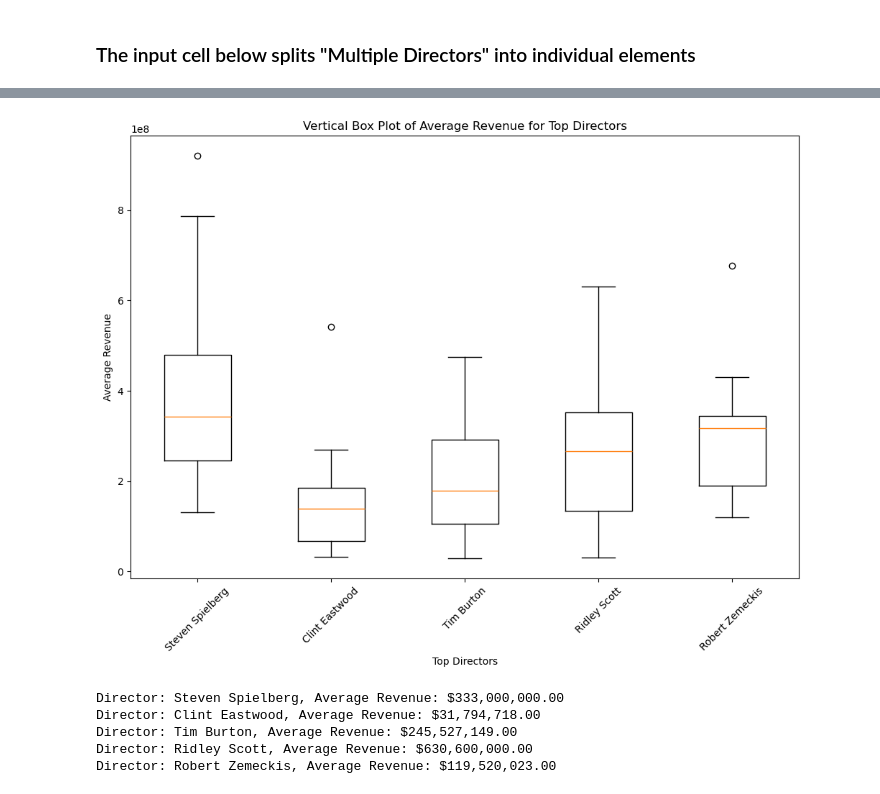
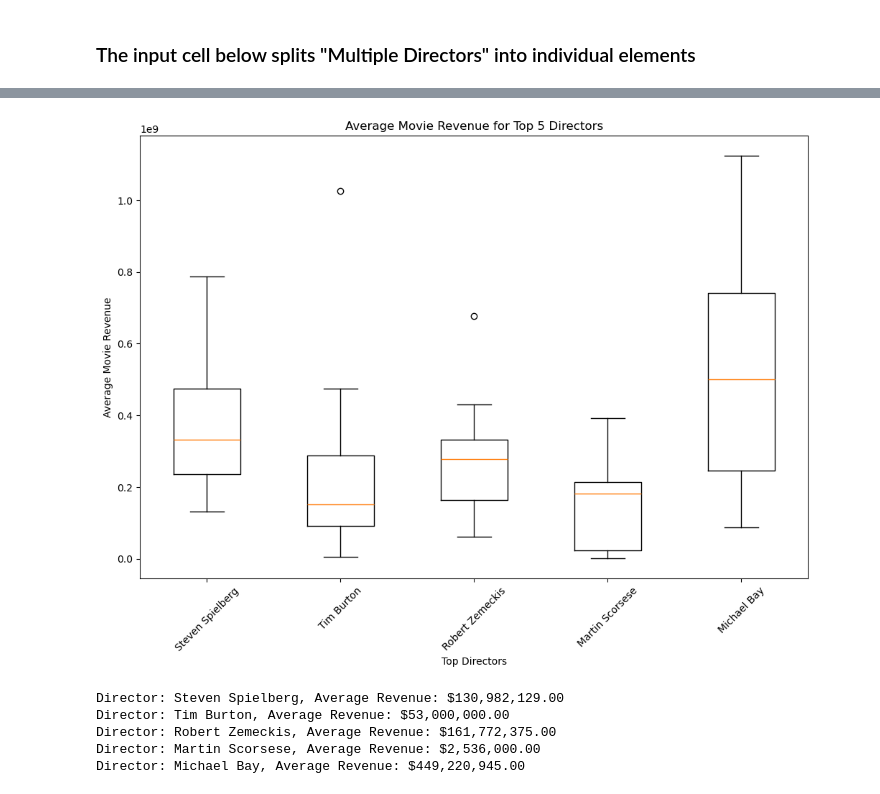
Before and after one commit to jvwastaken/Blockbuster-Breakdown, a Jupyter notebook: JV_Analysis/director_datatset.ipynb, the cells around one changed output, grey strips where cells are left out. Saved outputs shown, nothing was run; the diff lists cells and outputs as text; code cells hidden in the pictures.

```diff
--- a/JV_Analysis/director_datatset.ipynb
+++ b/JV_Analysis/director_datatset.ipynb
@@ -7,8 +10,8 @@ import numpy as np
 # %%
-movie_file = Path("../jeff_analysis/final_df.csv")
+movie_file = Path("../Data/final_1688.csv")
 
 movie_df = pd.read_csv(movie_file)
 
-movie_df['Director'] = movie_df['Director'].str.replace('Directors:', '')
+movie_df['Director_O'] = movie_df['Director_O'].str.replace('Directors:', '')
 movie_df.head()
 # %% [output]
@@ -21,4 +24,9 @@ movie_df.head()
 # %%
+movie_df.rename(columns={'Director_O': 'Director',
+                   'Actors_O': 'Actors',
+                   'Metascore_O': 'Metascore',
+                   "Rotten_Tomato_O": "Rotten_Tomatoes"}, inplace=True)
+
 #Filtering (Cleaning) movie_df
 
 df_unique = movie_df.drop_duplicates(subset='title', keep='first')
@@ -27,6 +35,6 @@ filter_criteria = (
     (df_unique['revenue'].notna()) &
     (df_unique['Metascore'] != 'Rating not found') &
     (df_unique['revenue'] != 'Box Office not found')
-    # (df_unique['Total_Gross'] != 'Gross Unknown')
 )
-clean_movie_df = df_unique[filter_criteria]
+clean_director_df = df_unique[filter_criteria]
+clean_director_df.info()
@@ -34,10 +60,10 @@ clean_movie_df = df_unique[filter_criteria]
 ### The input cell below groups the data by "Single Director" and "Multiple Directors"
 # %%
 # Create a new column "Director_Type" based on the number of directors
-clean_movie_df['Director_Type'] = clean_movie_df['Director'].apply(lambda x: 'Multiple Directors' if ',' in x else 'Single Director')
+clean_director_df['Director_Type'] = clean_director_df['Director'].apply(lambda x: 'Multiple Directors' if ',' in x else 'Single Director')
 
 # Group the DataFrame by the "Director_Type" column
-grouped_director_type = clean_movie_df.groupby('Director_Type')
+grouped_director_type = clean_director_df.groupby('Director_Type')
 
 grouped_director_type
 # %% [output]
@@ -179,37 +208,37 @@ top_directors_df_clean['Director'].tolist()
 # %%
 # List of the top 5 directors
-top_directors = ['Steven Spielberg', 'Clint Eastwood', 'Tim Burton', 'Ridley Scott', 'Robert Zemeckis']
+top_directors = ['Steven Spielberg', 'Tim Burton', 'Robert Zemeckis', 'Martin Scorsese', 'Michael Bay']
 
 # Create a new DataFrame with rows that match the top directors
-top_directors_df = clean_movie_df[clean_movie_df['Director'].str.contains('|'.join(top_directors))].sort_values(by='Director')
+top_directors_df = clean_director_df[clean_director_df['Director'].str.contains('|'.join(top_directors))].sort_values(by='Director')
 
 # Display the new DataFrame
 top_directors_df_clean = top_directors_df.assign(Director=top_directors_df['Director'].str.split(', ')).explode('Director')
 
 # List of directors to remove
 directors_to_remove = ['Don Siegel', 'Mike Johnson']
 
 # Filter out the directors to remove from the DataFrame
 top_directors_filtered = top_directors_df_clean[~top_directors_df['Director'].isin(directors_to_remove)]
 
 # Create a vertical box plot for the average revenue data of the top directors
 plt.figure(figsize=(12, 8))
 plt.boxplot([top_directors_filtered[top_directors_filtered['Director'] == director]['revenue'] for director in top_directors],
             labels=top_directors)
 plt.xticks(rotation=45)
 plt.xlabel('Top Directors')
-plt.ylabel('Average Revenue')
-plt.title('Vertical Box Plot of Average Revenue for Top Directors')
+plt.ylabel('Average Movie Revenue')
+plt.title('Average Movie Revenue for Top 5 Directors')
 plt.show()
 
 for director in top_directors:
     avg_revenue = top_directors_filtered.loc[top_directors_filtered['Director'] == director, 'revenue'].values[0]
     formatted_avg_revenue = "${:,.2f}".format(avg_revenue)
     print(f"Director: {director}, Average Revenue: {formatted_avg_revenue}")
 # %% [output]
-[figure, old version]
+[figure, new version]
-Director: Steven Spielberg, Average Revenue: $333,000,000.00
-Director: Clint Eastwood, Average Revenue: $31,794,718.00
-Director: Tim Burton, Average Revenue: $245,527,149.00
-Director: Ridley Scott, Average Revenue: $630,600,000.00
-Director: Robert Zemeckis, Average Revenue: $119,520,023.00
+Director: Steven Spielberg, Average Revenue: $130,982,129.00
+Director: Tim Burton, Average Revenue: $53,000,000.00
+Director: Robert Zemeckis, Average Revenue: $161,772,375.00
+Director: Martin Scorsese, Average Revenue: $2,536,000.00
+Director: Michael Bay, Average Revenue: $449,220,945.00
```
Also changed, not shown: parts of 16 cells of this notebook.
